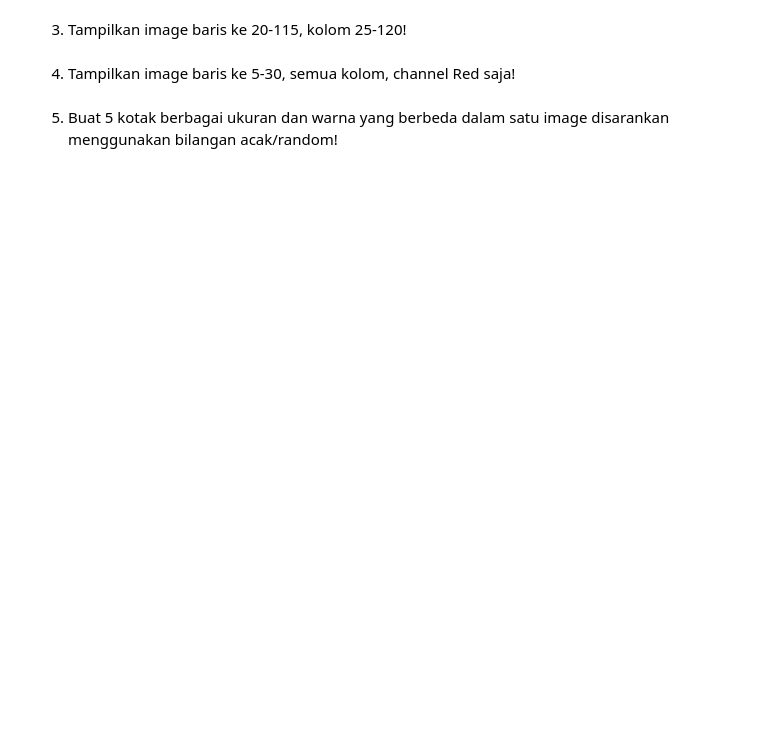
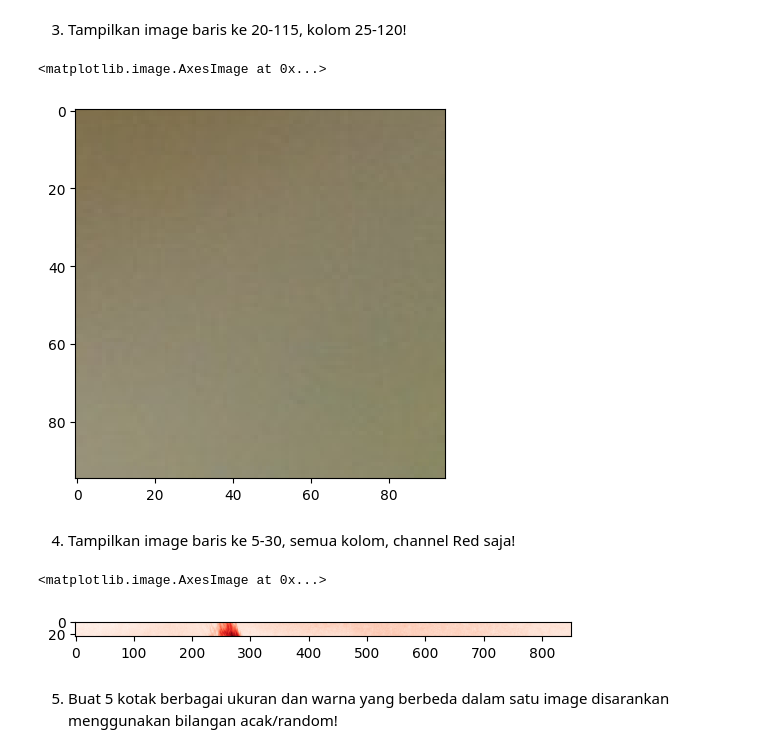
Before and after one commit to jihankaruniaa/PCVK_Ganjil_2024, a Jupyter notebook: Modul_2.ipynb, the cells around one changed output. Cells and saved outputs as stored; diff of their text form; code cells hidden in the pictures; blank space fills up the shorter version.

```diff
--- a/Modul_2.ipynb
+++ b/Modul_2.ipynb
@@ -206,6 +259,21 @@ berikut
 # %% [markdown]
 3. Tampilkan image baris ke 20-115, kolom 25-120!
+# %%
+image3 = cv.cvtColor(image, cv.COLOR_BGR2RGB)
+cropped_image = image3[20:115, 25:120]
+plt.imshow(cropped_image)
+# %% [output]
+<matplotlib.image.AxesImage at 0x...>
+[figure, added]
 # %% [markdown]
 4. Tampilkan image baris ke 5-30, semua kolom, channel Red saja!
+# %%
+image4 = cv.cvtColor(image, cv.COLOR_BGR2RGB)
+R = image4[:, :, 0]
+cropped_red_channel = R[5:30, :]
+plt.imshow(cropped_red_channel, cmap='Reds')
+# %% [output]
+<matplotlib.image.AxesImage at 0x...>
+[figure, added]
 # %% [markdown]
 5. Buat 5 kotak berbagai ukuran dan warna yang berbeda dalam satu image disarankan menggunakan bilangan acak/random!
```
Also changed, not shown: parts of 4 cells of this notebook.
